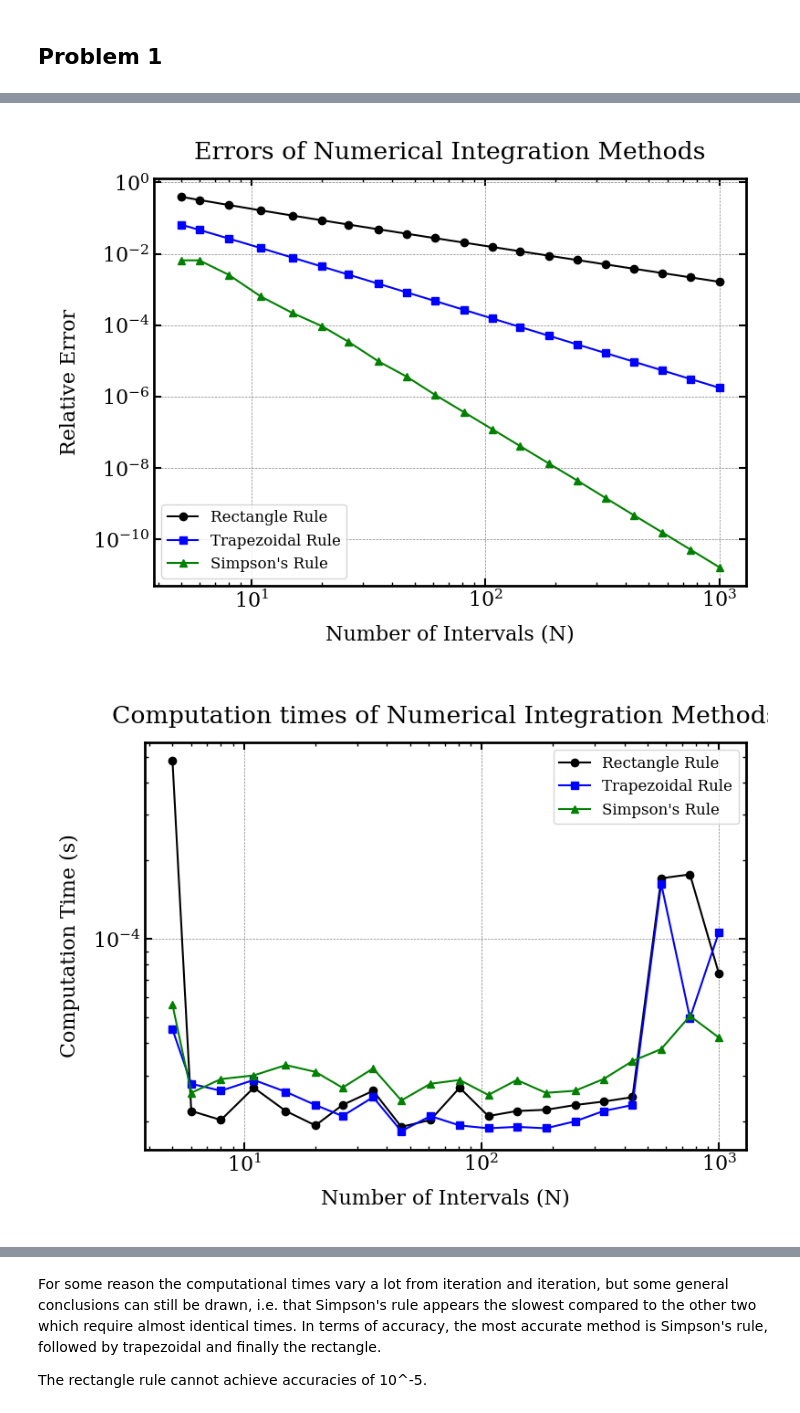
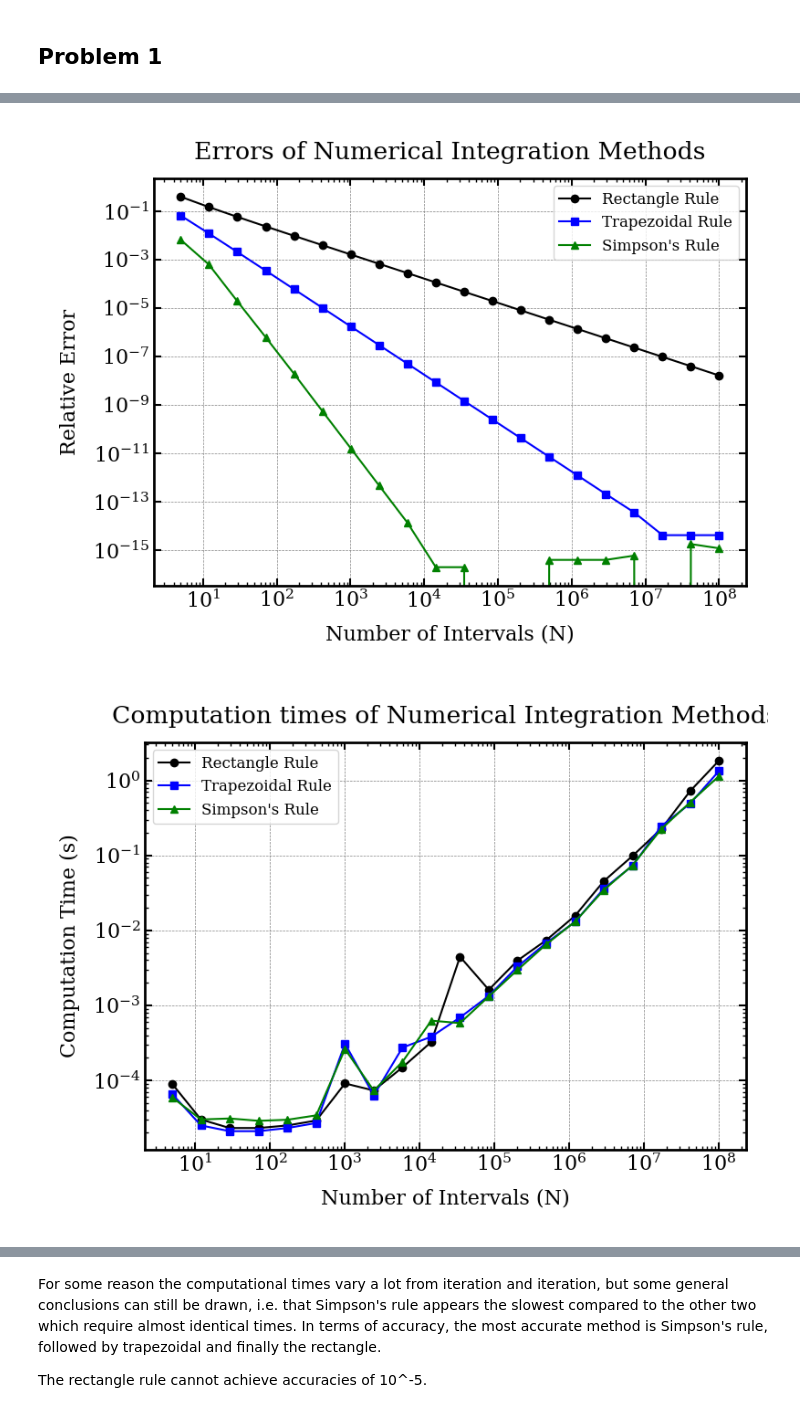
Before and after one commit to diongak/AST384C_Sp25, a Jupyter notebook: HW1/hw1.ipynb, the cells around one changed output, grey strips where cells are left out. Saved outputs shown, nothing was run; the diff lists cells and outputs as text; code cells hidden in the pictures.

```diff
--- a/HW1/hw1.ipynb
+++ b/HW1/hw1.ipynb
@@ -61,7 +61,7 @@ def f(x):
 a, b = 1, 5
 exact_value = exact_integral()
 
-N_values = np.logspace(np.log10(5), np.log10(1000), 20, dtype=int)
+N_values = np.logspace(np.log10(5), np.log10(100000000), 20, dtype=int)
 errors_rect, times_rect = [], []
 errors_trap, times_trap = [], []
 errors_simp, times_simp = [], []
@@ -106,33 +106,33 @@ plt.xlabel('Number of Intervals (N)')
 plt.ylabel('Computation Time (s)')
 plt.legend()
 plt.title('Computation times of Numerical Integration Methods')
 plt.grid(True)
 plt.show()
 
 # Find required N for error thresholds
 def find_N_for_error(errors, N_values, threshold):
     for i, err in enumerate(errors):
         if err < threshold:
             return int(N_values[i])
     return None
 
 N_10e3 = {"Rectangle": find_N_for_error(errors_rect, N_values, 1e-3),
           "Trapezoidal": find_N_for_error(errors_trap, N_values, 1e-3),
           "Simpson": find_N_for_error(errors_simp, N_values, 1e-3)}
 
 N_10e5 = {"Rectangle": find_N_for_error(errors_rect, N_values, 1e-5),
           "Trapezoidal": find_N_for_error(errors_trap, N_values, 1e-5),
           "Simpson": find_N_for_error(errors_simp, N_values, 1e-5)}
 
 # Print the results
 print("Number of intervals required for relative error < 10^-3:")
 for method, value in N_10e3.items():
     print(f"  {method}: {value}")
 
 print("\nNumber of intervals required for relative error < 10^-5:")
 for method, value in N_10e5.items():
     print(f"  {method}: {value}")
 # %% [output]
-[figure, old version]
+[figure, new version]
-[figure, old version]
+[figure, new version]
 Number of intervals required for relative error < 10^-3:
```
Also changed, not shown: parts of 6 cells of this notebook.
